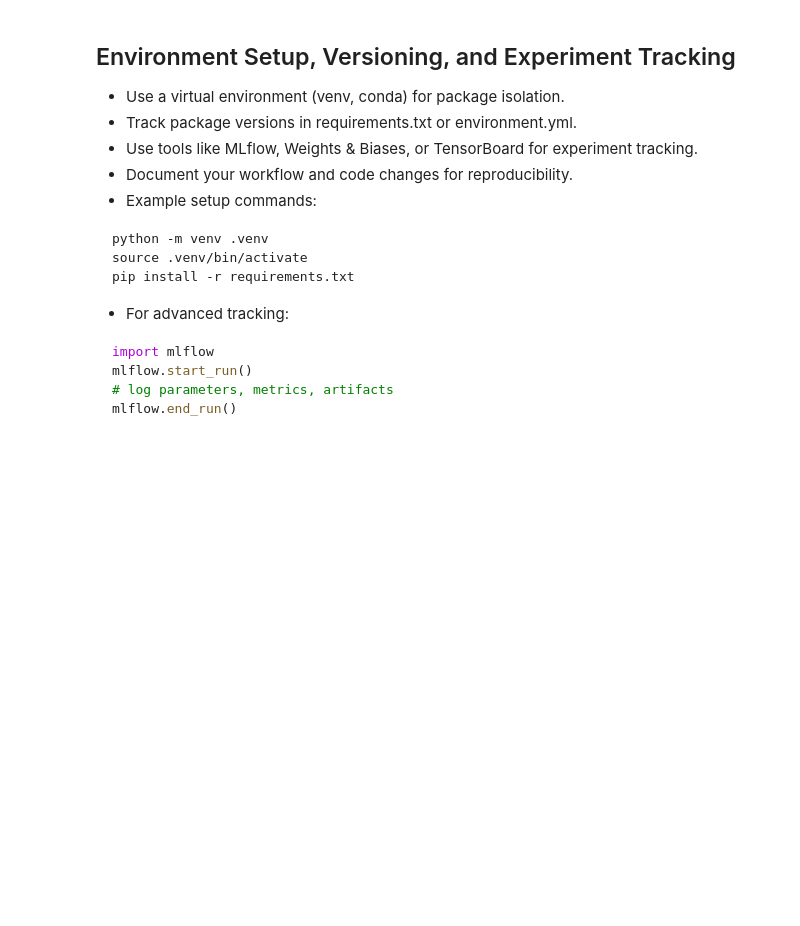
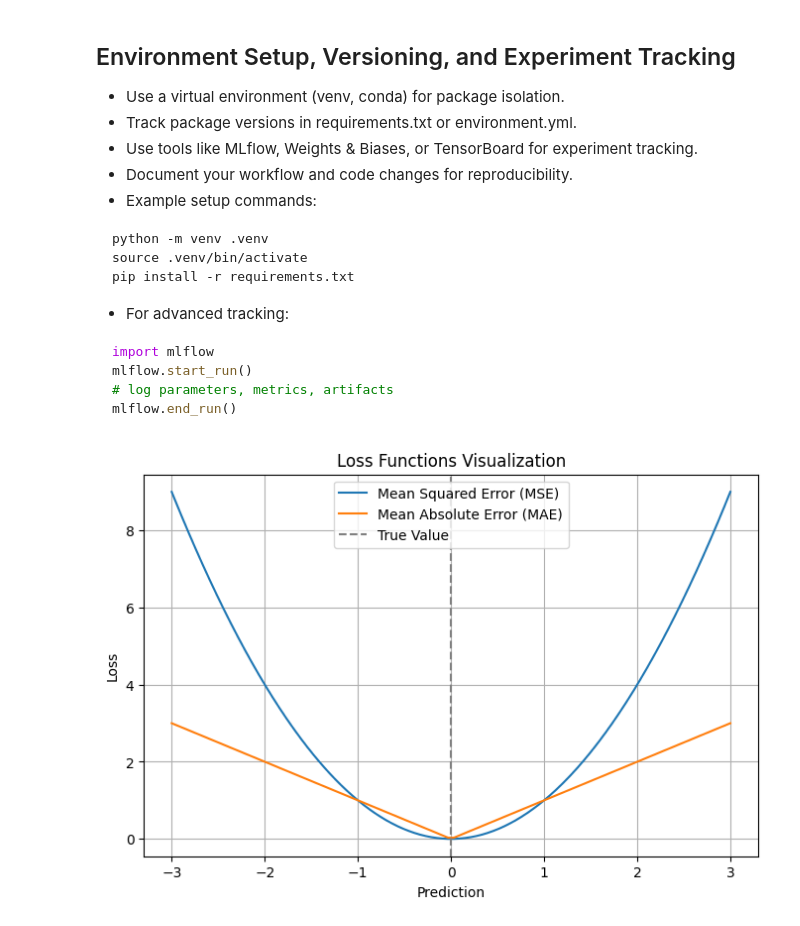
Before and after one commit to donniv86/Educational-Tutorial-PyTorch-Keras-for-Deep-Learning-, a Jupyter notebook: 0_python_basics/python_crash_course_healthcare.ipynb, the cells around one changed output. Cells and saved outputs as stored; diff of their text form; code cells hidden in the pictures; blank space fills up the shorter version.

Commit message:
Updated more informations on optimizers and loss functions

````diff
--- a/0_python_basics/python_crash_course_healthcare.ipynb
+++ b/0_python_basics/python_crash_course_healthcare.ipynb
@@ -817,3 +850,28 @@ mlflow.start_run()
 # log parameters, metrics, artifacts
 mlflow.end_run()
 ```
+# %%
+import numpy as np
+import matplotlib.pyplot as plt
+
+# True value
+true = 0
+# Range of predictions
+preds = np.linspace(-3, 3, 100)
+
+# Loss functions
+mse = (preds - true) ** 2
+mae = np.abs(preds - true)
+
+plt.figure(figsize=(8, 5))
+plt.plot(preds, mse, label='Mean Squared Error (MSE)')
+plt.plot(preds, mae, label='Mean Absolute Error (MAE)')
+plt.axvline(true, color='gray', linestyle='--', label='True Value')
+plt.title('Loss Functions Visualization')
+plt.xlabel('Prediction')
+plt.ylabel('Loss')
+plt.legend()
+plt.grid(True)
+plt.show()
+# %% [output]
+[figure, added]
````
Also changed, not shown: parts of 10 cells of this notebook.
